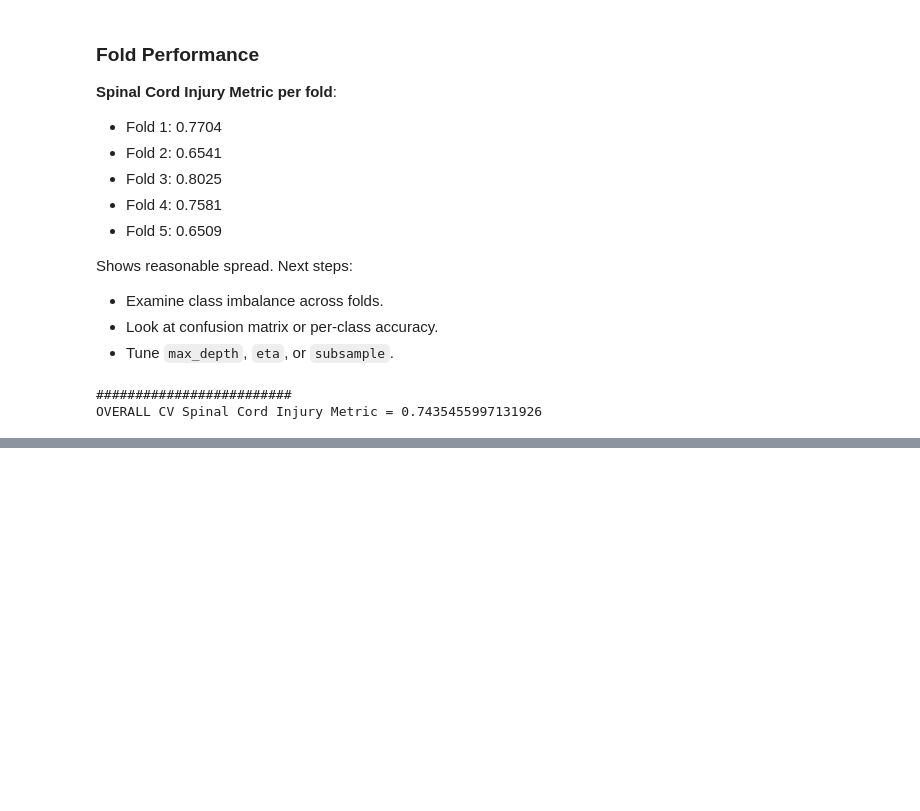
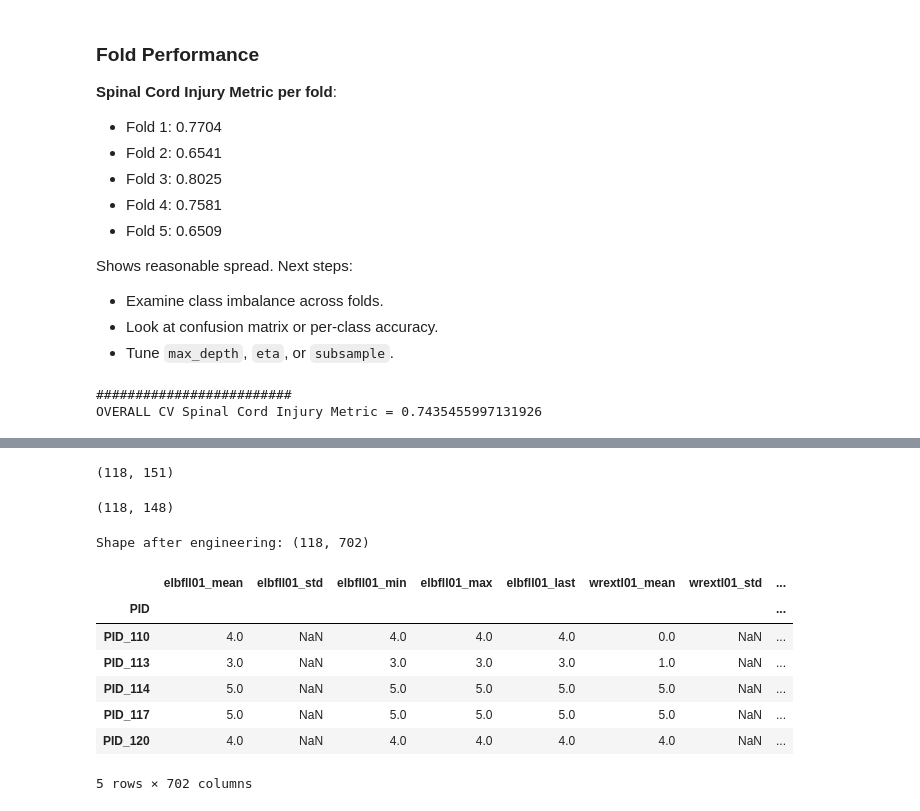
Before and after one commit to carrliitos/kaggle-ASIA_Functional_Track, a Jupyter notebook: notebooks/01_xgb.ipynb, the cells around one changed output, grey strips where cells are left out. Drawn from its saved outputs; the diff is of its cells as text; code cells hidden in the pictures; blank space fills up the shorter version.

```diff
--- a/notebooks/01_xgb.ipynb
+++ b/notebooks/01_xgb.ipynb
@@ -481,0 +487,32 @@ OVERALL CV Spinal Cord Injury Metric = 0.7435455997131926
+# %%
+test_features_df = pd.read_csv(test_features_csv)
+test_outcomes_df = pd.read_csv(test_outcomes_functional_csv)
+# %%
+test_df = test_features_df.merge(test_outcomes_df, on="PID", how="inner")
+full_test_df = test_df.merge(metadata_df, on="PID", how="inner")
+# %%
+full_test_df.shape
+# %% [output]
+(118, 151)
+# %%
+# We subset only week 1 variables
+testing_df = full_test_df[target_variables]
+# %%
+testing_df.shape
+# %% [output]
+(118, 148)
+# %%
+test = process_and_feature_engineering(testing_df)
+# %% [output]
+Shape after engineering: (118, 702)
+# %%
+test.head()
+# %% [output]
+|  | elbfll01_mean | elbfll01_std | elbfll01_min | elbfll01_max | elbfll01_last | wrextl01_mean | wrextl01_std | ... |
+| PID |  |  |  |  |  |  |  | ... |
+| PID_110 | 4.0 | NaN | 4.0 | 4.0 | 4.0 | 0.0 | NaN | ... |
+| PID_113 | 3.0 | NaN | 3.0 | 3.0 | 3.0 | 1.0 | NaN | ... |
+| PID_114 | 5.0 | NaN | 5.0 | 5.0 | 5.0 | 5.0 | NaN | ... |
+| PID_117 | 5.0 | NaN | 5.0 | 5.0 | 5.0 | 5.0 | NaN | ... |
+| PID_120 | 4.0 | NaN | 4.0 | 4.0 | 4.0 | 4.0 | NaN | ... |
+5 rows × 702 columns
```
Also changed, not shown: parts of 14 cells of this notebook.
